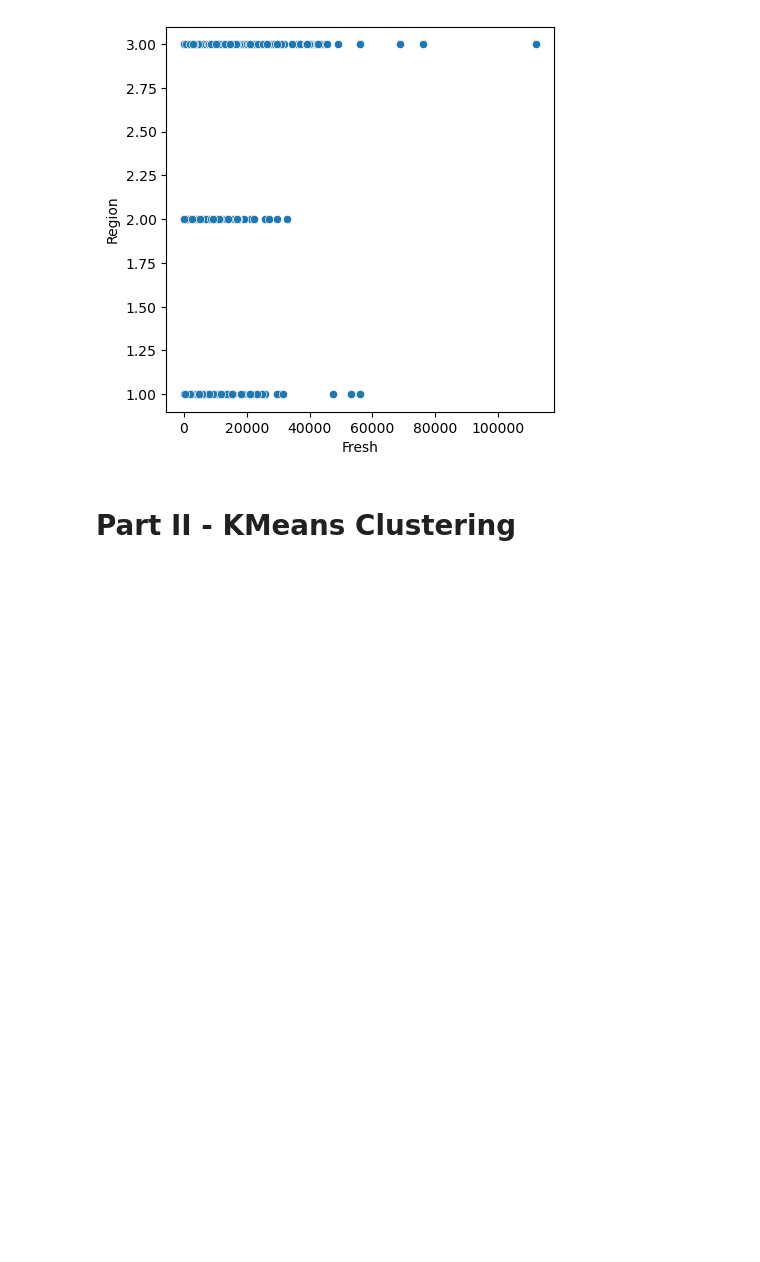
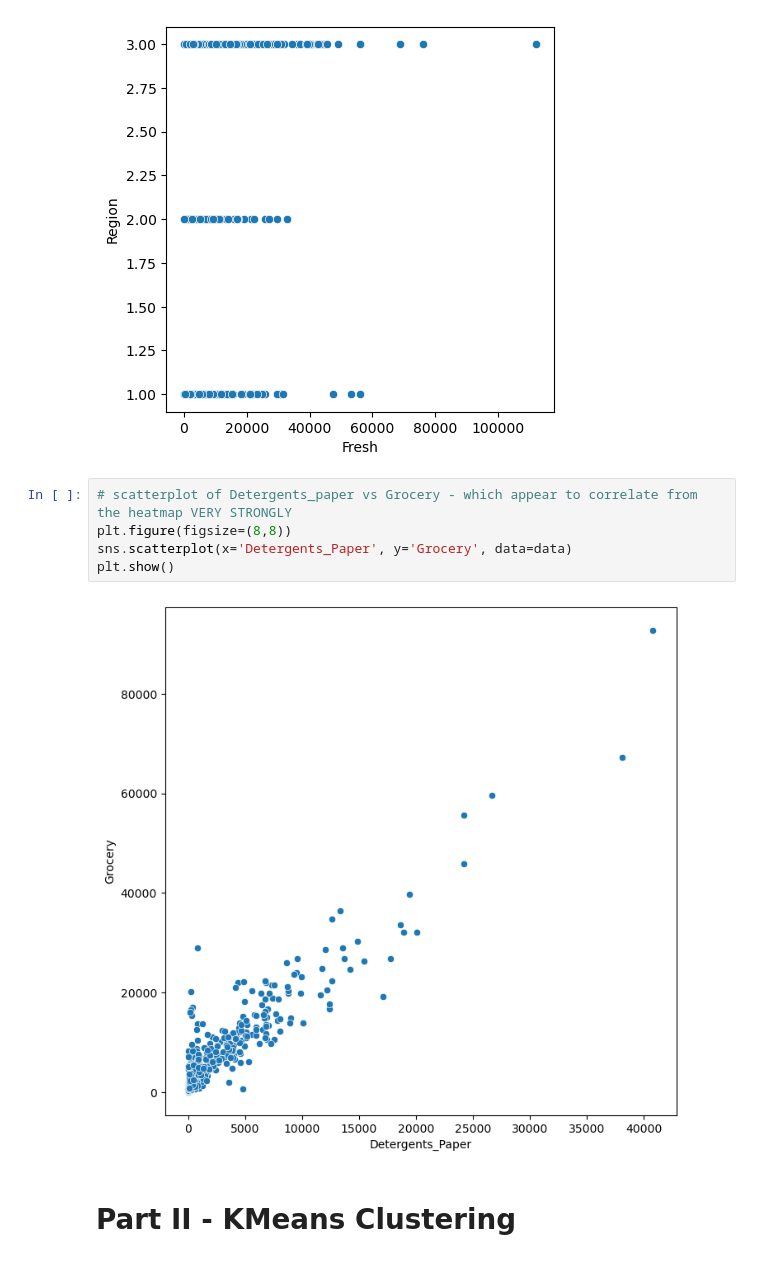
Before and after one commit to tjjdoherty/ml-project-unsupervised-learning, a Jupyter notebook: Unsupervised Learning - Project.ipynb, the cells around one changed output. Saved outputs shown, nothing was run; the diff lists cells and outputs as text; blank space fills up the shorter version.

```diff
--- a/Unsupervised Learning - Project.ipynb
+++ b/Unsupervised Learning - Project.ipynb
@@ -183,6 +225,13 @@ sns.scatterplot(data=data, x='Fresh', y='Region')
 plt.show()
 # %% [output]
 [figure]
+# %%
+# scatterplot of Detergents_paper vs Grocery - which appear to correlate from the heatmap VERY STRONGLY
+plt.figure(figsize=(8,8))
+sns.scatterplot(x='Detergents_Paper', y='Grocery', data=data)
+plt.show()
+# %% [output]
+[figure, added]
 # %% [markdown]
 # Part II - KMeans Clustering
 # %% [markdown]
```
Also changed, not shown: parts of 28 cells of this notebook.
